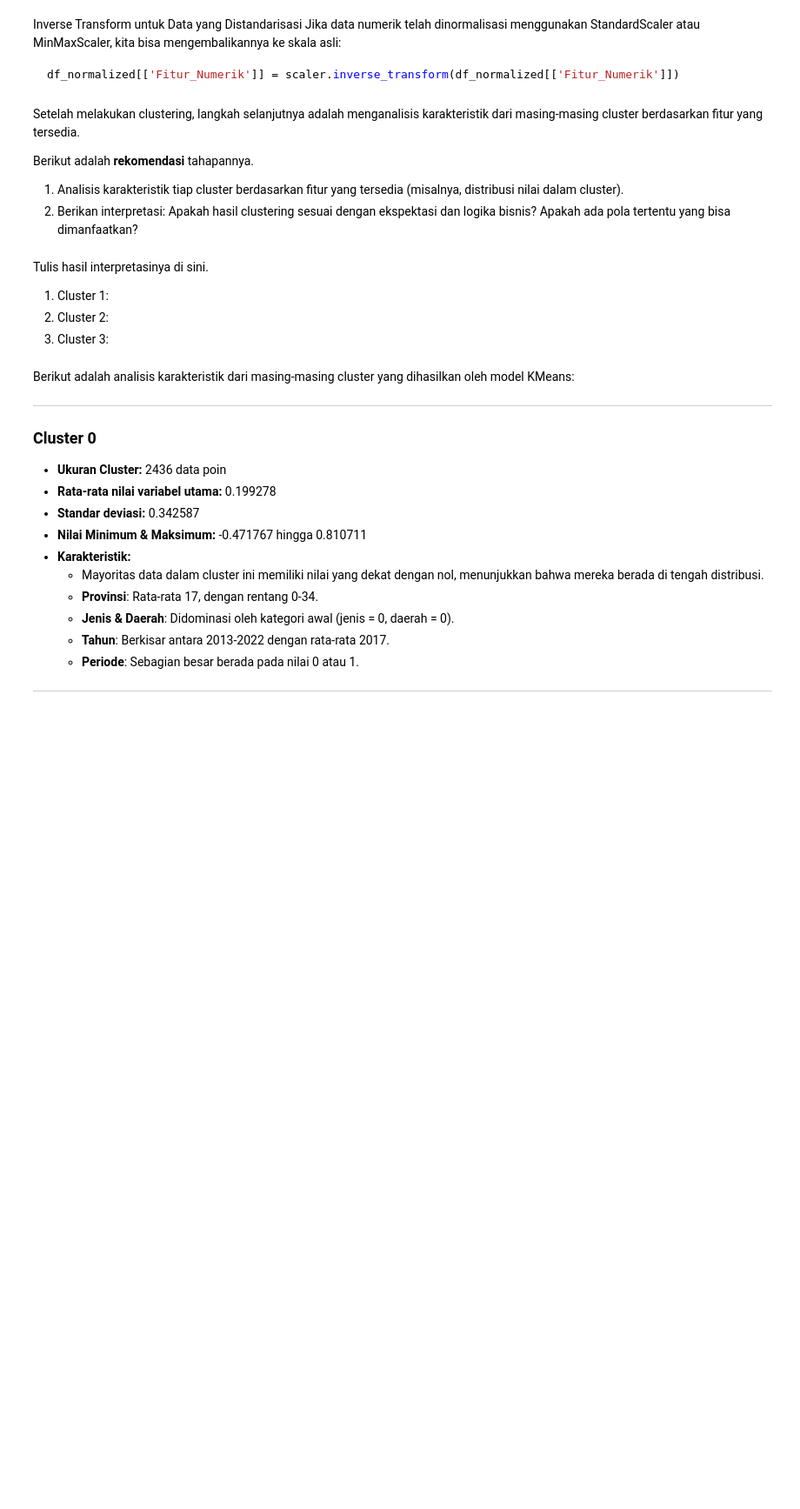
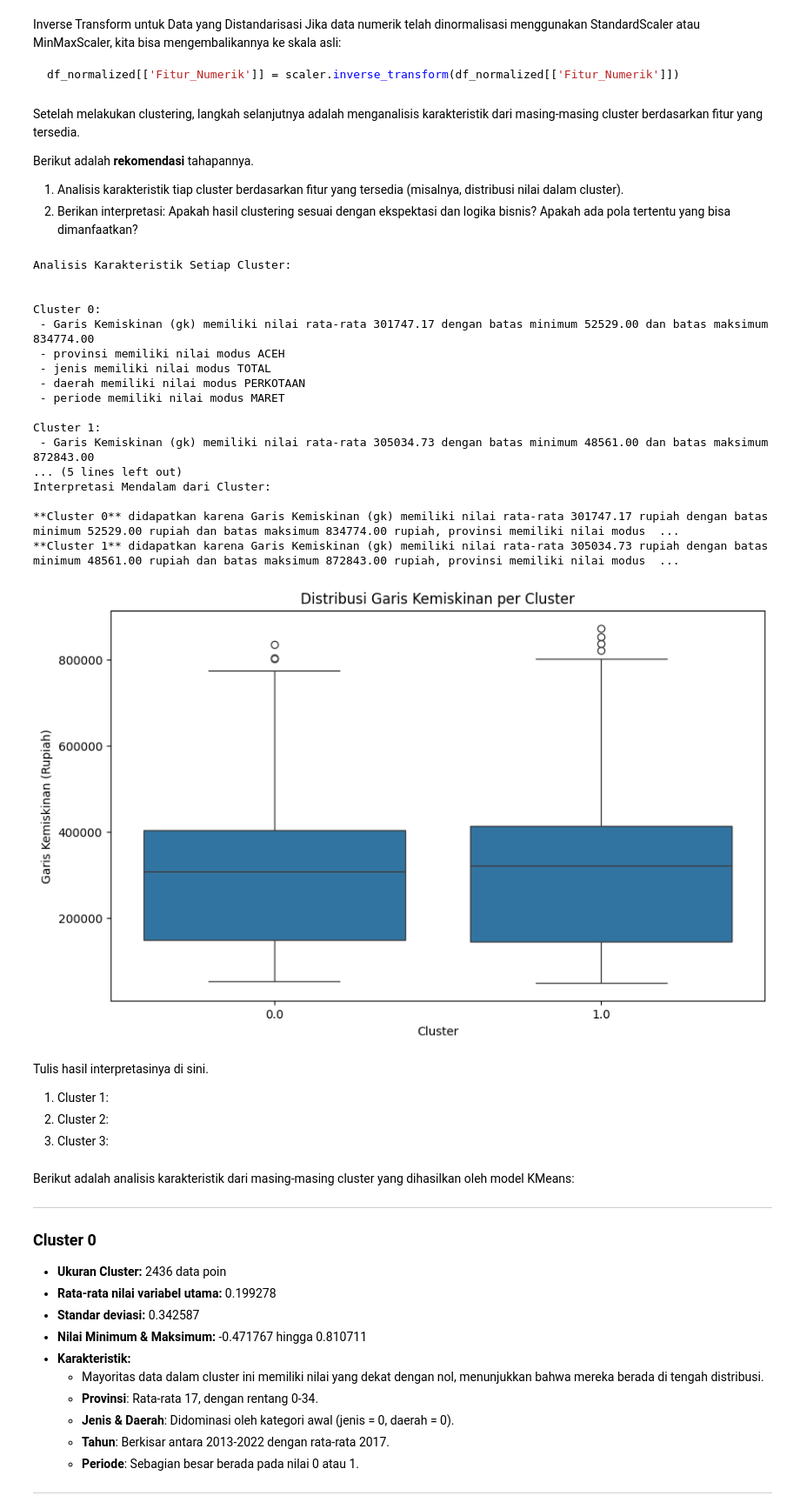
Before and after one commit to gitHUBmichael20/machine-learning-submissions, a Jupyter notebook: [Clustering]_Submission_Akhir_BMLP_Michael_Teguh_Carlo_Simbolon.ipynb, the cells around one changed output. Shown: that part at 87% size. Drawn from its saved outputs; the diff is of its cells as text; code cells hidden in the pictures; blank space fills up the shorter version.

```diff
--- a/[Clustering]_Submission_Akhir_BMLP_Michael_Teguh_Carlo_Simbolon.ipynb
+++ b/[Clustering]_Submission_Akhir_BMLP_Michael_Teguh_Carlo_Simbolon.ipynb
@@ -277,3 +283,11 @@ max       3.597213      2.0
+# %%
+# Inversi Data ke Versi Asli
+for col in categorical_cols:
+    df[col] = label_encoders[col].inverse_transform(df[col])
+
+df['gk'] = scaler.inverse_transform(df[numeric_cols]).flatten()
+
+df_final = pd.concat([df[['Cluster']], df_original.reset_index(drop=True)], axis=1)
 # %% [markdown]
 ### Inverse Data Jika Melakukan Normalisasi/Standardisasi
 # %% [markdown]
@@ -295,3 +307,64 @@ Berikut adalah **rekomendasi** tahapannya.
+# %%
+# Agregasi dan Interpretasi Cluster
+print("\nAnalisis Karakteristik Setiap Cluster:\n")
+
+for cluster in range(optimal_k):
+    print(f"\nCluster {cluster}:")
+    cluster_data = df_final[df_final['Cluster'] == cluster]
+
+    # Agregasi untuk fitur numerik (gk)
+    gk_stats = cluster_data['gk'].agg(['min', 'max', 'mean'])
+    print(f" - Garis Kemiskinan (gk) memiliki nilai rata-rata {gk_stats['mean']:.2f} dengan batas minimum {gk_stats['min']:.2f} dan batas maksimum {gk_stats['max']:.2f}")
+
+    # Agregasi untuk fitur kategorikal
+    for col in categorical_cols:
+        mode_value = cluster_data[col].mode()[0]
+        print(f" - {col} memiliki nilai modus {mode_value}")
+
+# Interpretasi mendalam berdasarkan agregasi
+print("\nInterpretasi Mendalam dari Cluster:\n")
+for cluster in range(optimal_k):
+    cluster_data = df_final[df_final['Cluster'] == cluster]
+    gk_mean = cluster_data['gk'].mean()
+    gk_min = cluster_data['gk'].min()
+    gk_max = cluster_data['gk'].max()
+    prov_mode = cluster_data['provinsi'].mode()[0]
+    jenis_mode = cluster_data['jenis'].mode()[0]
+    daerah_mode = cluster_data['daerah'].mode()[0]
+    periode_mode = cluster_data['periode'].mode()[0]
+
+    if cluster == 0:
+        print(f"**Cluster 0** didapatkan karena Garis Kemiskinan (gk) memiliki nilai rata-rata {gk_mean:.2f} rupiah dengan batas minimum {gk_min:.2f} rupiah dan batas maksimum {gk_max:.2f} rupiah, provinsi memiliki nilai modus {prov_mode}, jenis kebutuhan memiliki nilai modus {jenis_mode}, daerah memiliki nilai modus {daerah_mode}, dan periode memiliki nilai modus {periode_mode}. Cluster ini mungkin mewakili wilayah dengan garis kemiskinan yang relatif stabil, seperti Provinsi {prov_mode}, yang didominasi kebutuhan {jenis_mode} di area {daerah_mode}, terutama pada periode {periode_mode}. Pola ini bisa menunjukkan stabilitas ekonomi di wilayah tersebut, dengan garis kemiskinan yang tidak terlalu ekstrem, cocok untuk strategi pengentasan kemiskinan berbasis kebutuhan dasar.")
+
+    elif cluster == 1:
+        print(f"**Cluster 1** didapatkan karena Garis Kemiskinan (gk) memiliki nilai rata-rata {gk_mean:.2f} rupiah dengan batas minimum {gk_min:.2f} rupiah dan batas maksimum {gk_max:.2f} rupiah, provinsi memiliki nilai modus {prov_mode}, jenis kebutuhan memiliki nilai modus {jenis_mode}, daerah memiliki nilai modus {daerah_mode}, dan periode memiliki nilai modus {periode_mode}. Cluster ini mungkin mengindikasikan wilayah dengan garis kemiskinan yang lebih tinggi atau lebih bervariasi, seperti Provinsi {prov_mode}, yang dapat menjadi fokus kebijakan pemerintah untuk mengatasi disparitas ekonomi, terutama pada kebutuhan {jenis_mode} di area {daerah_mode} pada periode {periode_mode}. Pola ini menunjukkan potensi tantangan ekonomi yang lebih signifikan.")
+
+# Tambahkan visualisasi atau analisis tambahan jika diperlukan
+plt.figure(figsize=(10, 6))
+sns.boxplot(x='Cluster', y='gk', data=df_final)
+plt.title('Distribusi Garis Kemiskinan per Cluster')
+plt.xlabel('Cluster')
+plt.ylabel('Garis Kemiskinan (Rupiah)')
+plt.show()
+# %% [output]
+Analisis Karakteristik Setiap Cluster:
+
+
+Cluster 0:
+ - Garis Kemiskinan (gk) memiliki nilai rata-rata 301747.17 dengan batas minimum 52529.00 dan batas maksimum 834774.00
+ - provinsi memiliki nilai modus ACEH
+ - jenis memiliki nilai modus TOTAL
+ - daerah memiliki nilai modus PERKOTAAN
+ - periode memiliki nilai modus MARET
+
+Cluster 1:
+ - Garis Kemiskinan (gk) memiliki nilai rata-rata 305034.73 dengan batas minimum 48561.00 dan batas maksimum 872843.00
+... (5 lines left out)
+Interpretasi Mendalam dari Cluster:
+
+**Cluster 0** didapatkan karena Garis Kemiskinan (gk) memiliki nilai rata-rata 301747.17 rupiah dengan batas minimum 52529.00 rupiah dan batas maksimum 834774.00 rupiah, provinsi memiliki nilai modus  ...
+**Cluster 1** didapatkan karena Garis Kemiskinan (gk) memiliki nilai rata-rata 305034.73 rupiah dengan batas minimum 48561.00 rupiah dan batas maksimum 872843.00 rupiah, provinsi memiliki nilai modus  ...
+[figure, added]
 # %% [markdown]
 Tulis hasil interpretasinya di sini.
 1. Cluster 1:
```
Also changed, not shown: parts of 13 cells of this notebook, 2 other files.
